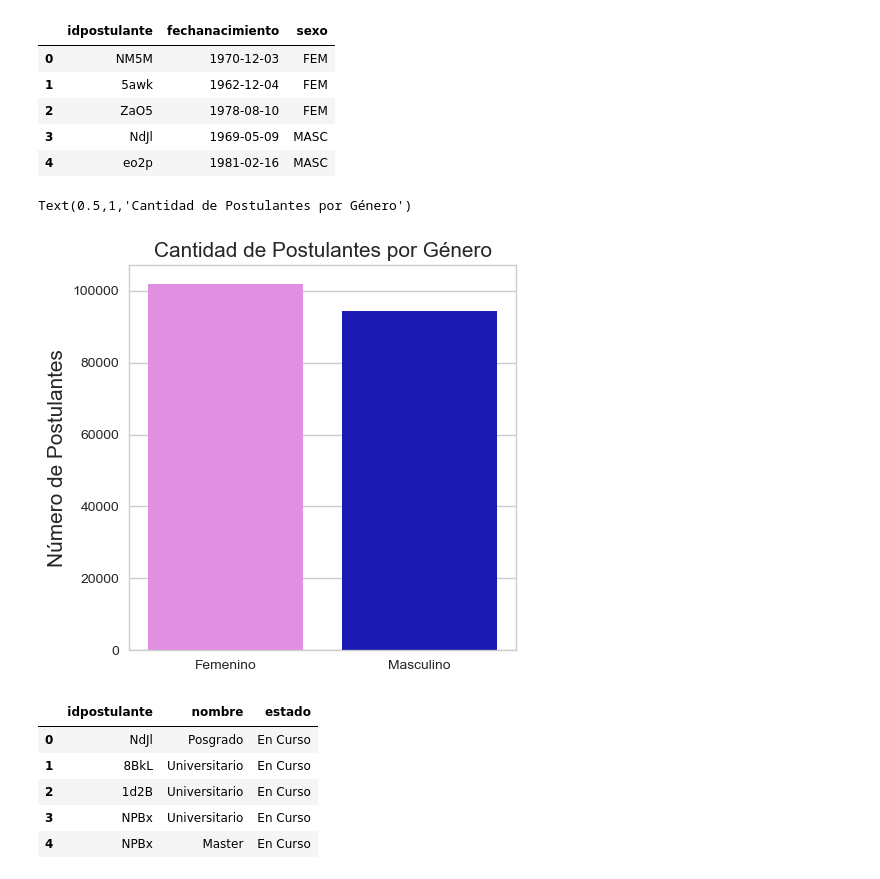
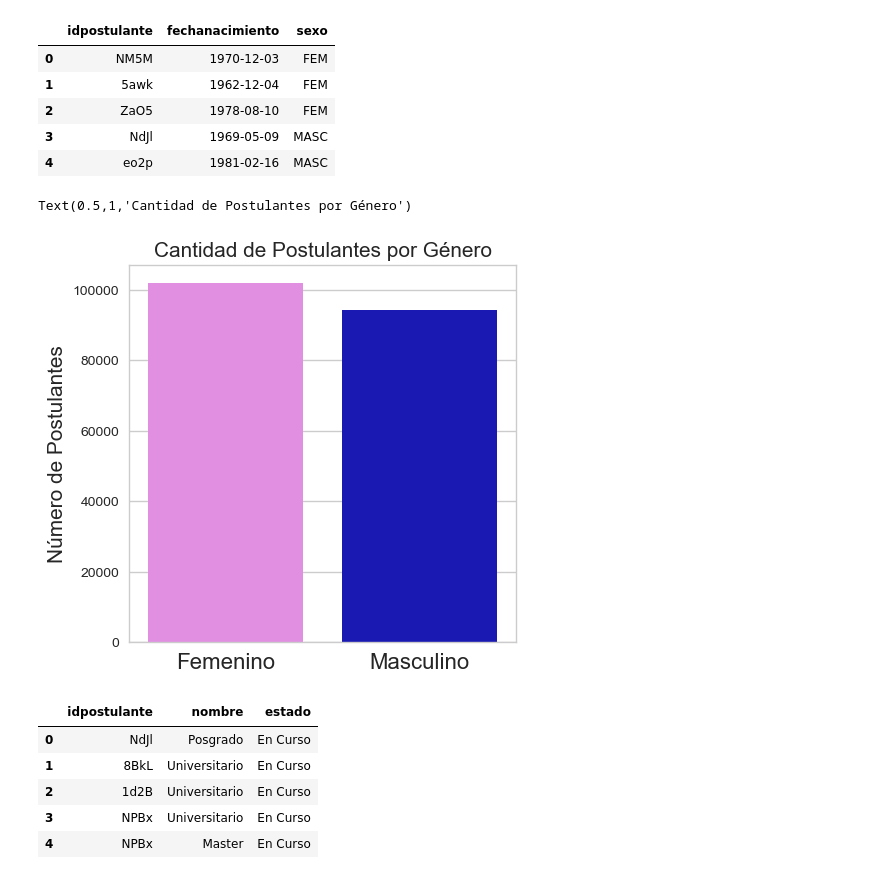
Before and after one commit to urielkelman/abracadata, a Jupyter notebook: Genero.ipynb, the cells around one changed output. Cells and saved outputs as stored; diff of their text form; code cells hidden in the pictures.

```diff
--- a/Genero.ipynb
+++ b/Genero.ipynb
@@ -9,11 +9,10 @@ import seaborn as sns
 
 plt.style.use('default') # haciendo los graficos un poco mas bonitos en matplotlib
 #plt.rcParams['figure.figsize'] = (20, 10)
-plt.rc('figure',dpi=100);
 
 sns.set(style="whitegrid") # seteando tipo de grid en seaborn
 
-mujer_hombre=['violet','mediumblue']
+mujer_hombre={'FEM':'violet','MASC':'mediumblue'}
 
 def generos_labels(lista):
     lista_nueva=[]
@@ -37,13 +38,13 @@ postulantes_genero_y_edad.head()
 # %%
 plt.figure(figsize=(5,5));
 graf = sns.countplot(x='sexo', data=postulantes_genero_y_edad, order=postulantes_genero_y_edad['sexo'].value_counts().index, orient='v', palette=mujer_hombre)
-graf.set_xticklabels(generos_labels(graf.get_xticklabels()),rotation=0)
+graf.set_xticklabels(generos_labels(graf.get_xticklabels()),rotation=0, fontsize=16)
 graf.set_xlabel("", fontsize=15)
 graf.set_ylabel("Número de Postulantes", fontsize=15)
 graf.set_title("Cantidad de Postulantes por Género", fontsize=15)
 # %% [output]
 Text(0.5,1,'Cantidad de Postulantes por Género')
-[figure, old version]
+[figure, new version]
 # %%
 postulantes_educacion = pd.read_csv("../Data/datos_navent_fiuba/fiuba_1_postulantes_educacion.csv");
 postulantes_educacion.head()
```
Also changed, not shown: parts of 51 cells of this notebook, 4 other files.
